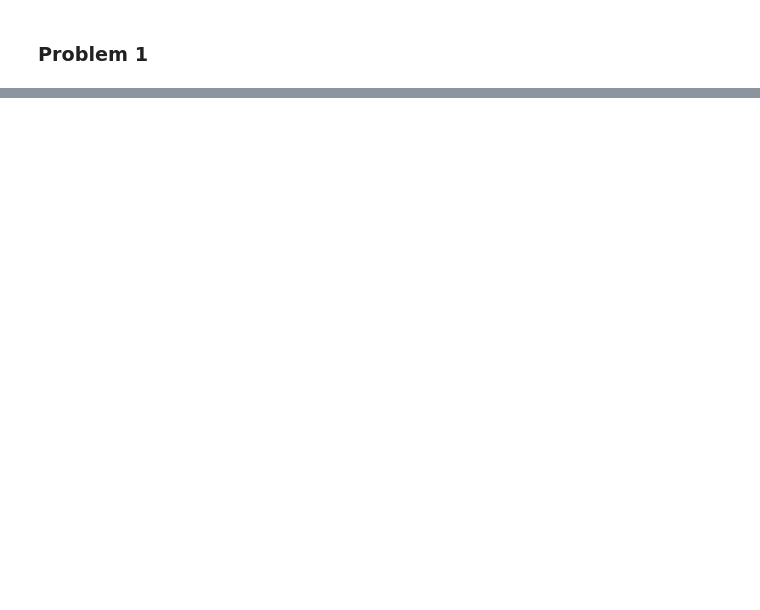
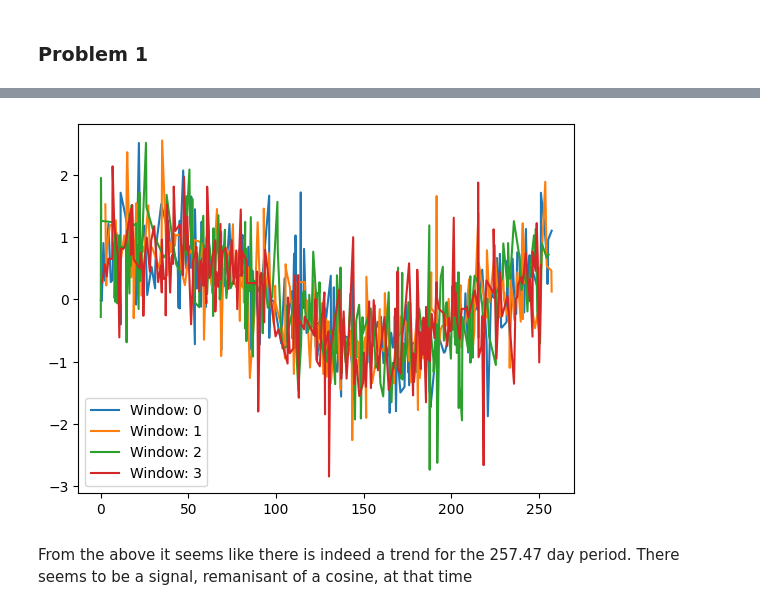
Before and after one commit to nbj2008/PHYS-GA-2059_Homework4-, a Jupyter notebook: Homework 4.ipynb, the cells around one changed output, grey strips where cells are left out. Saved outputs shown, nothing was run; the diff lists cells and outputs as text; code cells hidden in the pictures; blank space fills up the shorter version.

```diff
--- a/Homework 4.ipynb
+++ b/Homework 4.ipynb
@@ -112,0 +156,19 @@ Second Period: 257.39 ± 0.12 DC Level: 0.0731 ± 0.01 Amplitude 1: 3.01 ± 0.01
+# %%
+one_sig = Signal(100, [0.00569, 1, 1], d11)
+one_sig.set_params(one_sig.analytic_params()[0])
+_ = opt.minimize(one_sig.fit, one_sig.params)
+# %%
+prbm2_T2 = 257.47
+# %%
+window = d11.time.apply(lambda x: x//prbm2_T2)
+split_times = [d11.time.loc[window == i] for i in range(int(window.max())+1)]
+
+for ix, ts in enumerate(split_times):
+    resid =  d11.loc[lambda x: x.time.isin(ts), 'data'] - one_sig.pred(ts)
+    _ = plt.plot(ts-ix*prbm2_T2, resid, label=f"Window: {ix}")
+
+_ = plt.legend()
+# %% [output]
+[figure, added]
+# %% [markdown]
+From the above it seems like there is indeed a trend for the 257.47 day period. There seems to be a signal, remanisant of a cosine, at that time
```
Also changed, not shown: parts of 20 cells of this notebook, 1 other file.
